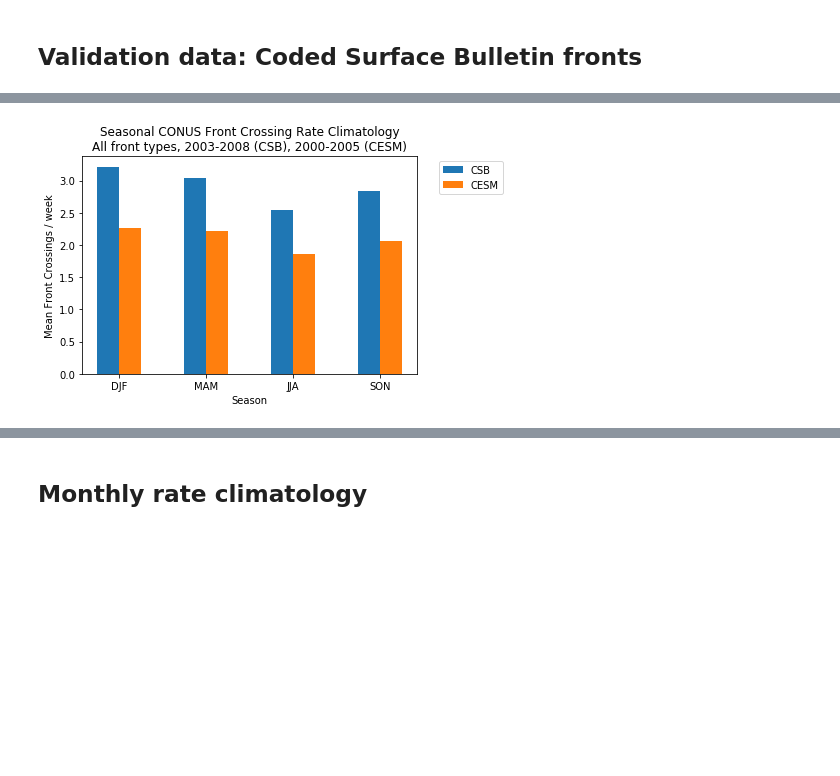
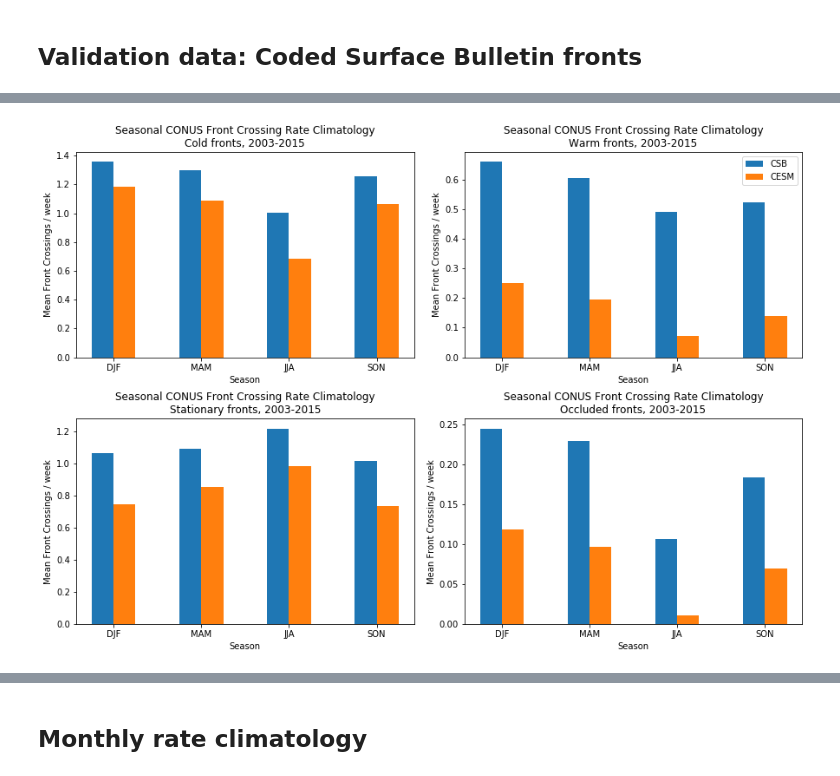
Before and after one commit to katiedagon/ML-extremes, a Jupyter notebook: notebooks/FrontsAnalysis_crossingrates.ipynb, the cells around one changed output, grey strips where cells are left out. Cells and saved outputs as stored; diff of their text form; code cells hidden in the pictures; blank space fills up the shorter version.

```diff
--- a/notebooks/FrontsAnalysis_crossingrates.ipynb
+++ b/notebooks/FrontsAnalysis_crossingrates.ipynb
@@ -5,5 +5,5 @@ import numpy as np
 import xarray as xr
 import matplotlib.pyplot as plt
 # %%
-file_path = "/glade/work/kdagon/FrontDetector/CESMOutputs/"
+cesm_file_path = "/glade/work/kdagon/FrontDetector/CESMOutputs/"
 # %%
@@ -120,2 +173,8 @@ csb_rates_file = "codsus_frontRates_2003-2008.nc"
+# %%
+csb_file_path = "/glade/work/kdagon/ML-extremes/data/CODSUS/MERRA2/"
+csb_rates_file = "codsus_frontRates_2003-2015.nc" # unmasked version to compare with CESM/MERRA
+#csb_rates_file = "codsus_masked_frontRates_2003-2015.nc" # masked version to compare with Jim's analysis
+# NOTE: masking is really just cutting out extreme SW US which doesn't have that many fronts anyway, so the CONUS averages should look similar for CSB masked/unmasked
+#csb_rates_file = "codsus_1wide_frontRates_2003-2015.nc" # testing the 1wide version - makes a big difference!
 # %%
 csb_rates_fronts = xr.open_dataset(csb_file_path+csb_rates_file)
@@ -210,5 +220,10 @@ srates_clim_subset_CONUS = srates_clim_subset.sel(lat=slice(26,50), lon=slice(23
+# %%
+cesm_rates_file = "cesm_frontRates_2003-2015.nc"
+cesm_rates_fronts = xr.open_dataset(cesm_file_path+cesm_rates_file)
 # %%
-srates_clim_subset_CONUS_mean_wk = srates_clim_subset_CONUS.mean(("lon","lat"))*7 # convert counts/day to counts/wk
+cesm_srates_clim = cesm_rates_fronts.seasonal_rate_climatology
+cesm_srates_clim_CONUS = cesm_srates_clim.sel(lat=slice(26,50), lon=slice(235,292)) # CESM grid lons
+cesm_srates_clim_CONUS_mean_wk = cesm_srates_clim_CONUS.mean(("lon","lat"))*7 # convert counts/day to counts/wk
 # %%
 fig, ax = plt.subplots()
 
@@ -317,22 +296,32 @@ Dimensions without coordinates: seasons4
 # %%
-fig, ax = plt.subplots()
+# by front type
+frontstrings = ('Cold', 'Warm', 'Stationary', 'Occluded')
+nfronts = len(frontstrings)
+fig, ax = plt.subplots(2, 2, figsize=(15,10))
+ax = ax.ravel()
 
-w = 0.25
-labels = ['DJF', 'MAM', 'JJA', 'SON']
-nseason = len(labels)
-x = np.arange(nseason)  # the label locations
+for i in range(nfronts):
+    w = 0.25
+    labels = ['DJF', 'MAM', 'JJA', 'SON']
+    nseason = len(labels)
+    x = np.arange(nseason)  # the label locations
 
-position = x - (w/2)
-ax.bar(position, csb_srates_clim_CONUS_mean_wk[:,:4].sum("front"), width=w, label="CSB", color='C0')
-position = x + (w/2)
-ax.bar(position, srates_clim_CONUS_mean_wk[:,:4].sum("front"), width=w, label="CESM", color='C1')
+    position = x - (w/2)
+    ax[i].bar(position, csb_srates_clim_CONUS_mean_wk[:,i], width=w, label="CSB", color='C0')
+    position = x + (w/2)
+    ax[i].bar(position, cesm_srates_clim_CONUS_mean_wk[:,i], width=w, label="CESM", color='C1')
 
-ax.set_title('Seasonal CONUS Front Crossing Rate Climatology\nAll front types, 2003-2008 (CSB), 2000-2005 (CESM)')
-ax.set_ylabel('Mean Front Crossings / week')
-ax.set_xlabel('Season')
-ax.set_xticks(x)
-ax.set_xticklabels(labels)
+    ax[i].set_title('Seasonal CONUS Front Crossing Rate Climatology\n'+frontstrings[i]+' fronts, 2003-2015')
+    ax[i].set_ylabel('Mean Front Crossings / week')
+    ax[i].set_xlabel('Season')
+    ax[i].set_xticks(x)
+    ax[i].set_xticklabels(labels)
 
-ax.legend(bbox_to_anchor=(1.05, 1));
+    if i==1:
+        ax[i].legend();
+
+plt.subplots_adjust(wspace=0.15, hspace=0.3)
+#plt.savefig('srates_clim_CONUS_CSB_CESM_2003-2005_byfronttype.pdf', bbox_inches='tight')
+#plt.savefig('../figures/csb_cesm_srates_clim_CONUS_mean_wk_byfronttype.png')
 # %% [output]
-[figure, old version]
+[figure, new version]
```
Also changed, not shown: parts of 62 cells of this notebook, 2 other files.
